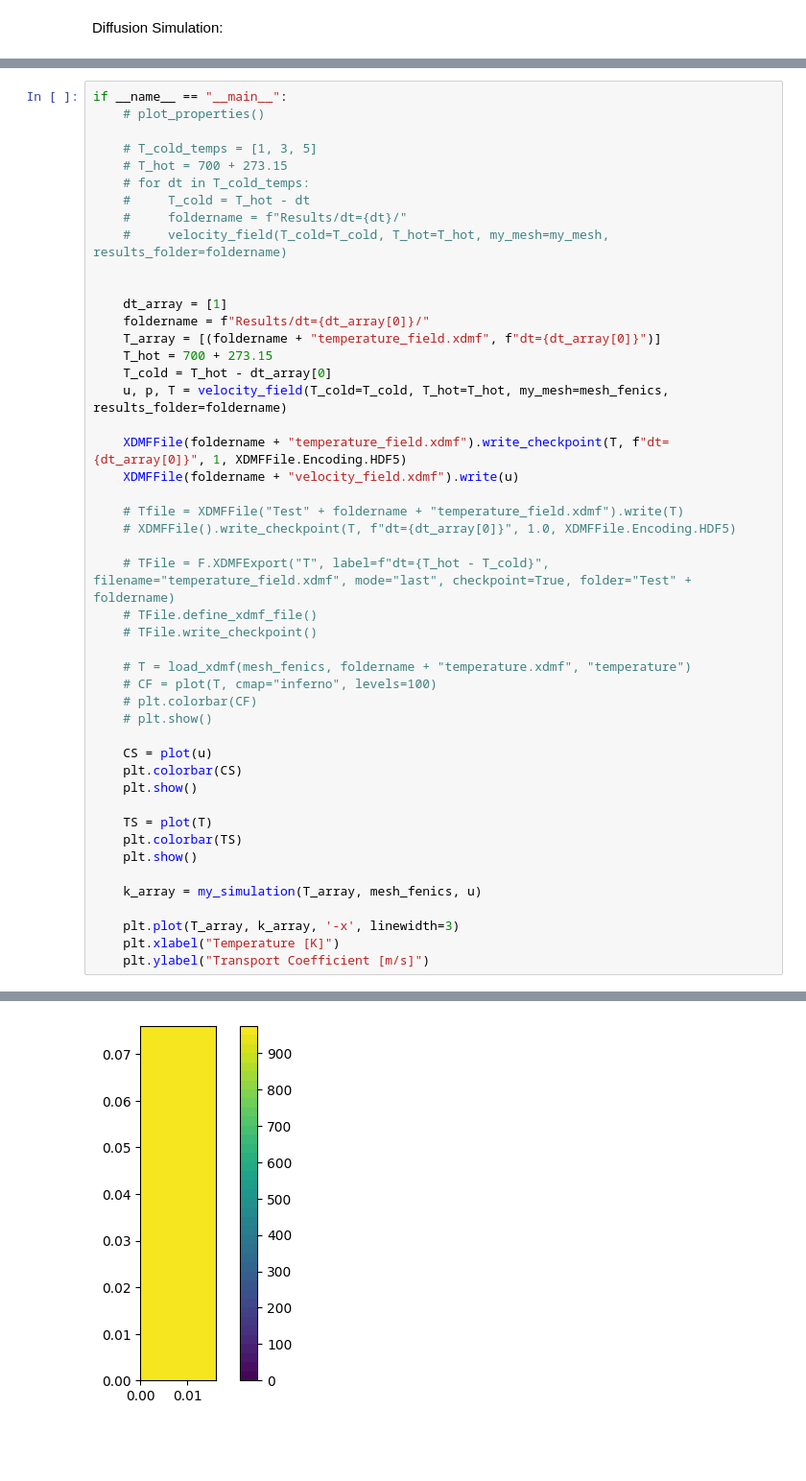
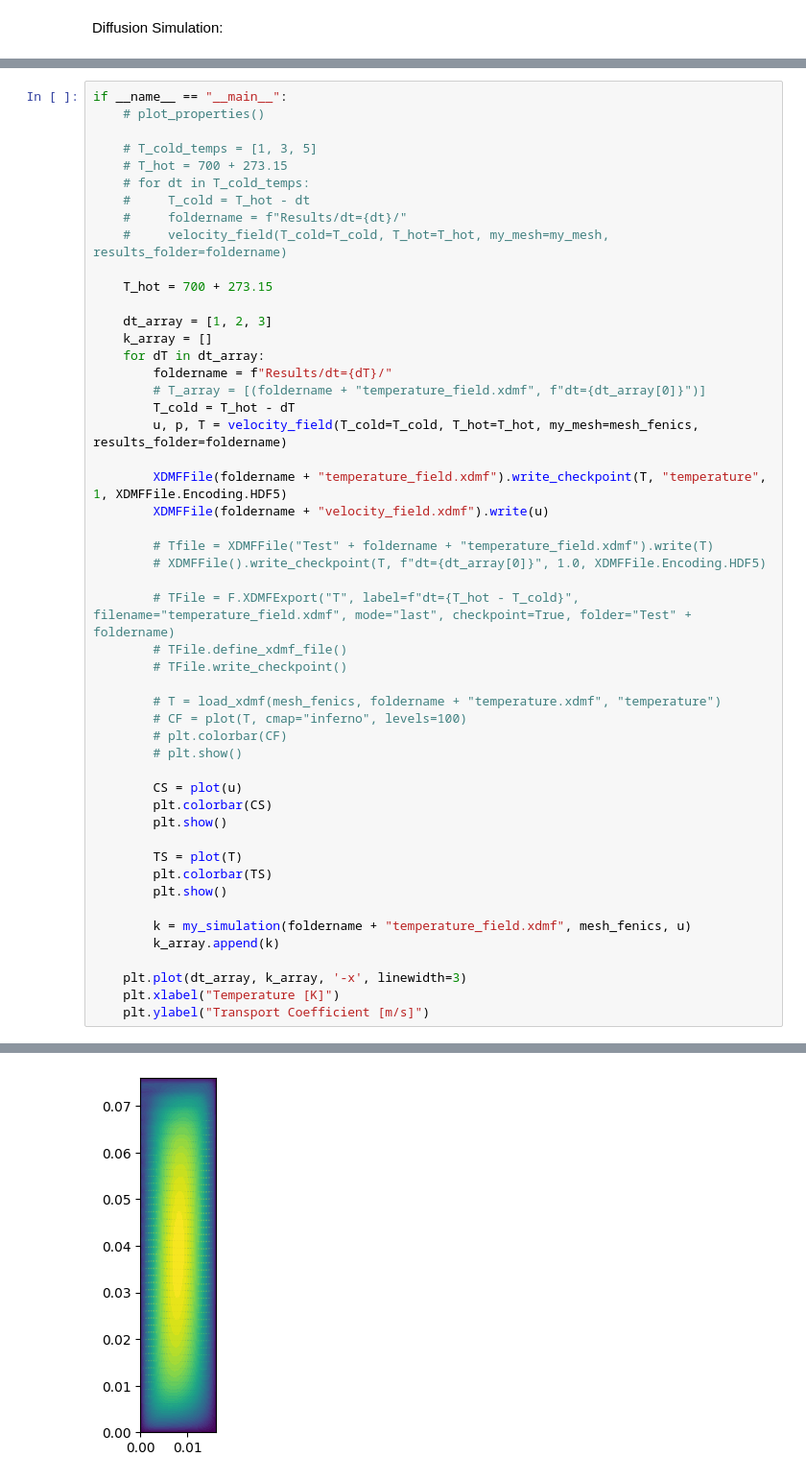
Before and after one commit to WeaverC20/LIBRADiff, a Jupyter notebook: BABY_2D_Simulation.ipynb, the cells around one changed output, grey strips where cells are left out. Shown at 96% size. Cells and saved outputs as stored; diff of their text form; blank space fills up the shorter version.

Commit message:
Fix FESTIM simulation

```diff
--- a/BABY_2D_Simulation.ipynb
+++ b/BABY_2D_Simulation.ipynb
@@ -324,40 +313,43 @@ if __name__ == "__main__":
     #     foldername = f"Results/dt={dt}/"
     #     velocity_field(T_cold=T_cold, T_hot=T_hot, my_mesh=my_mesh,  results_folder=foldername)
 
+    T_hot = 700 + 273.15
 
-    dt_array = [1]
-    foldername = f"Results/dt={dt_array[0]}/"
-    T_array = [(foldername + "temperature_field.xdmf", f"dt={dt_array[0]}")]
-    T_hot = 700 + 273.15
-    T_cold = T_hot - dt_array[0]
-    u, p, T = velocity_field(T_cold=T_cold, T_hot=T_hot, my_mesh=mesh_fenics, results_folder=foldername)
+    dt_array = [1, 2, 3]
+    k_array = []
+    for dT in dt_array:
+        foldername = f"Results/dt={dT}/"
+        # T_array = [(foldername + "temperature_field.xdmf", f"dt={dt_array[0]}")]
+        T_cold = T_hot - dT
+        u, p, T = velocity_field(T_cold=T_cold, T_hot=T_hot, my_mesh=mesh_fenics, results_folder=foldername)
 
-    XDMFFile(foldername + "temperature_field.xdmf").write_checkpoint(T, f"dt={dt_array[0]}", 1, XDMFFile.Encoding.HDF5)
-    XDMFFile(foldername + "velocity_field.xdmf").write(u)
+        XDMFFile(foldername + "temperature_field.xdmf").write_checkpoint(T, "temperature", 1, XDMFFile.Encoding.HDF5)
+        XDMFFile(foldername + "velocity_field.xdmf").write(u)
 
-    # Tfile = XDMFFile("Test" + foldername + "temperature_field.xdmf").write(T)
-    # XDMFFile().write_checkpoint(T, f"dt={dt_array[0]}", 1.0, XDMFFile.Encoding.HDF5)
+        # Tfile = XDMFFile("Test" + foldername + "temperature_field.xdmf").write(T)
+        # XDMFFile().write_checkpoint(T, f"dt={dt_array[0]}", 1.0, XDMFFile.Encoding.HDF5)
 
-    # TFile = F.XDMFExport("T", label=f"dt={T_hot - T_cold}", filename="temperature_field.xdmf", mode="last", checkpoint=True, folder="Test" + foldername)
-    # TFile.define_xdmf_file()
-    # TFile.write_checkpoint()
+        # TFile = F.XDMFExport("T", label=f"dt={T_hot - T_cold}", filename="temperature_field.xdmf", mode="last", checkpoint=True, folder="Test" + foldername)
+        # TFile.define_xdmf_file()
+        # TFile.write_checkpoint()
 
-    # T = load_xdmf(mesh_fenics, foldername + "temperature.xdmf", "temperature")
-    # CF = plot(T, cmap="inferno", levels=100)
-    # plt.colorbar(CF)
-    # plt.show()
+        # T = load_xdmf(mesh_fenics, foldername + "temperature.xdmf", "temperature")
+        # CF = plot(T, cmap="inferno", levels=100)
+        # plt.colorbar(CF)
+        # plt.show()
 
-    CS = plot(u)
-    plt.colorbar(CS)
-    plt.show()
+        CS = plot(u)
+        plt.colorbar(CS)
+        plt.show()
 
-    TS = plot(T)
-    plt.colorbar(TS)
-    plt.show()
+        TS = plot(T)
+        plt.colorbar(TS)
+        plt.show()
 
-    k_array = my_simulation(T_array, mesh_fenics, u)
+        k = my_simulation(foldername + "temperature_field.xdmf", mesh_fenics, u)
+        k_array.append(k)
 
-    plt.plot(T_array, k_array, '-x', linewidth=3)
+    plt.plot(dt_array, k_array, '-x', linewidth=3)
     plt.xlabel("Temperature [K]")
     plt.ylabel("Transport Coefficient [m/s]")
 # %% [output]
@@ -370 +372 @@ Running for factor=1.0e+00
-[figure, old version]
+[figure, new version]
```
Also changed, not shown: parts of 3 cells of this notebook.
